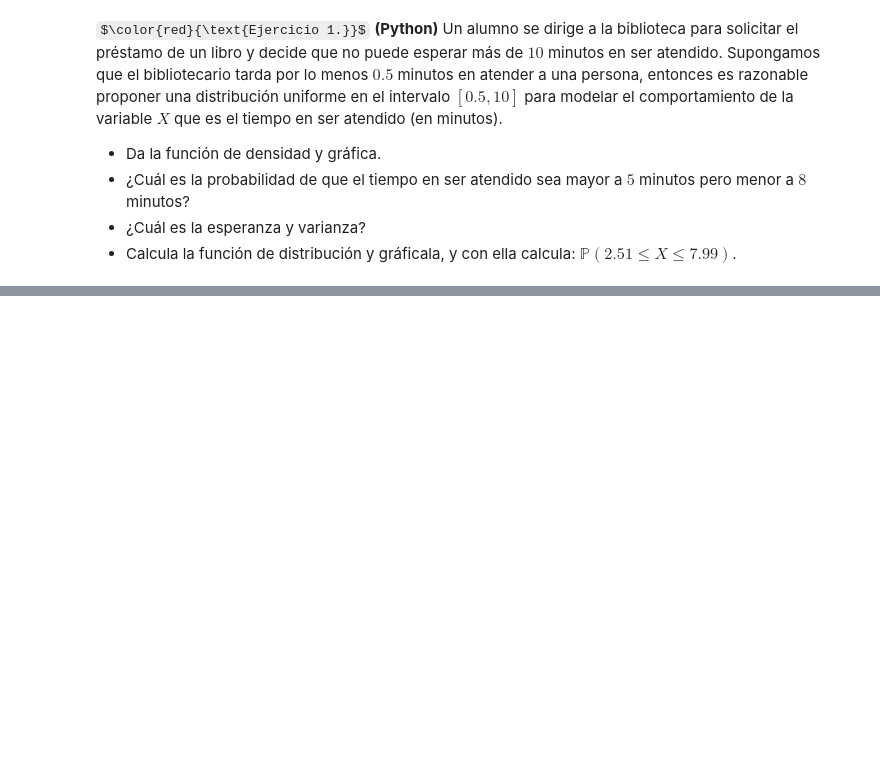
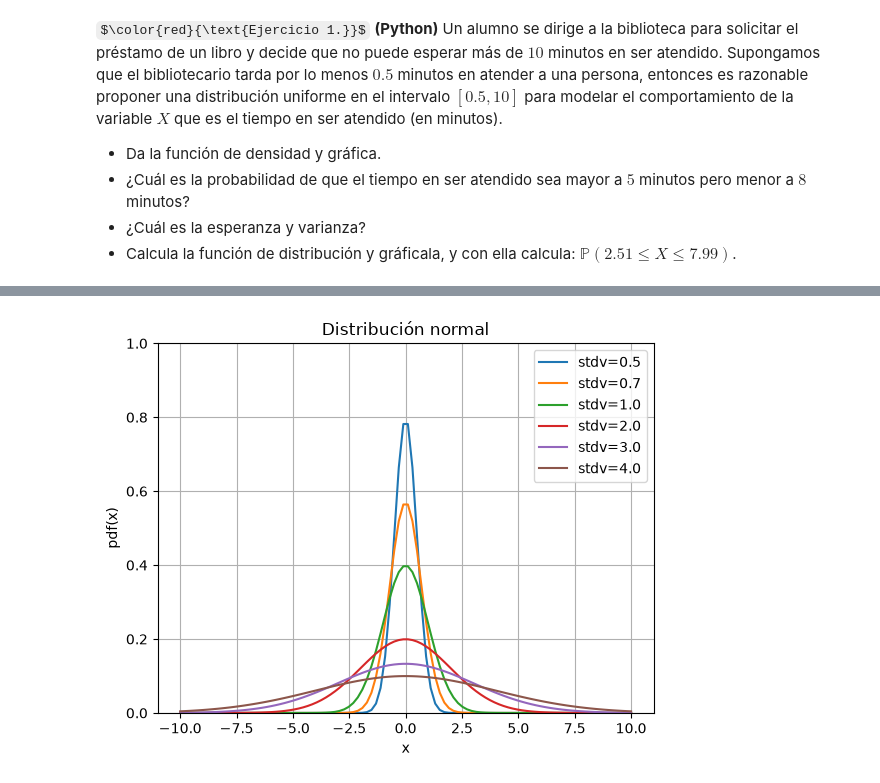
Before and after one commit to dianacondemp-1301/Modulo_ll_Mod_estadisticos, a Jupyter notebook: Variables_aleatorias.ipynb, the cells around one changed output, grey strips where cells are left out. Cells and saved outputs as stored; diff of their text form; code cells hidden in the pictures; some formulas as TeX source; blank space fills up the shorter version.

```diff
--- a/Variables_aleatorias.ipynb
+++ b/Variables_aleatorias.ipynb
@@ -1259,0 +1481,15 @@ $\color{red}{\text{Ejercicio 1.}}$ **(Python)** Un alumno se dirige a la bibliot
+# %%
+fig, ax = plt.subplots()
+x = np.linspace(-10,10,100)
+stdvs = [0.5, 0.7, 1.0, 2.0, 3.0, 4.0]
+for s in stdvs:
+    ax.plot(x, norm.pdf(x,scale=s), label='stdv=%.1f' % s)
+
+ax.set_xlabel('x')
+ax.set_ylabel('pdf(x)')
+ax.set_title('Distribución normal')
+ax.legend(loc='best', frameon=True)
+ax.set_ylim(0,1)
+ax.grid(True)
+# %% [output]
+[figure, added]
```
Also changed, not shown: parts of 34 cells of this notebook.
